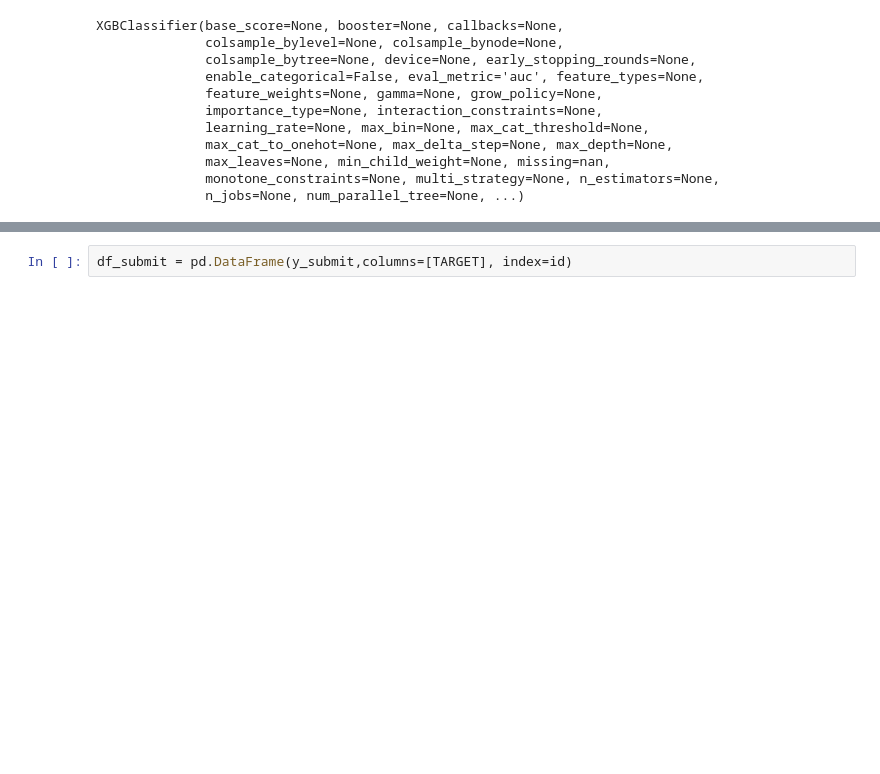
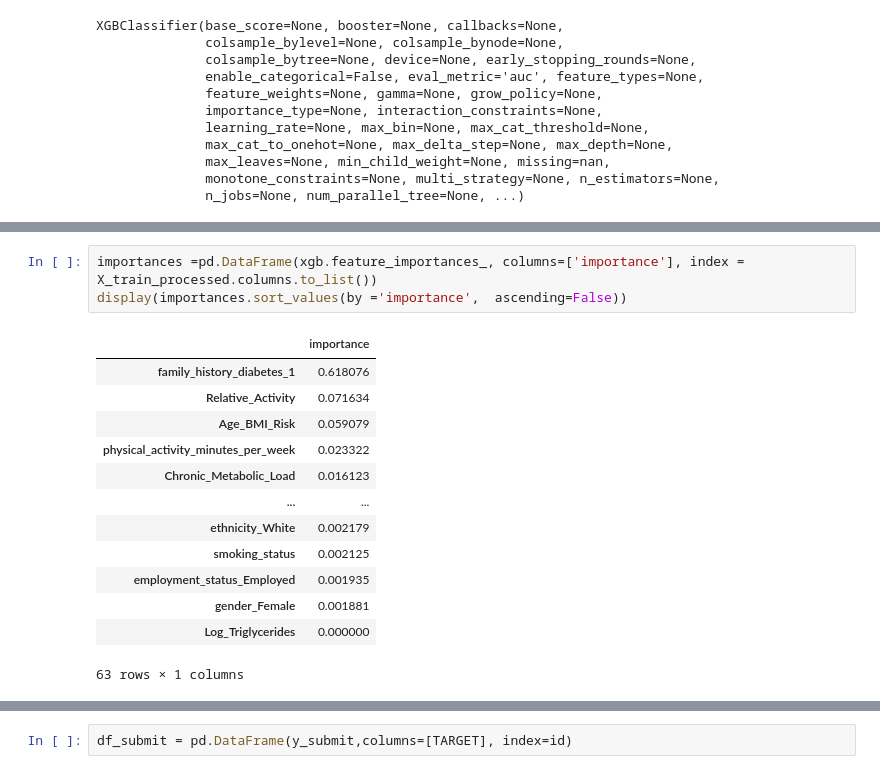
Before and after one commit to T6523/diabetes-prediction-s5e12, a Jupyter notebook: notebook/prototype.ipynb, the cells around one changed output, grey strips where cells are left out. Cells and saved outputs as stored; diff of their text form; blank space fills up the shorter version.

```diff
--- a/notebook/prototype.ipynb
+++ b/notebook/prototype.ipynb
@@ -77,0 +101,17 @@ print(roc_auc_score(y_val, y_pred))
+# %%
+importances =pd.DataFrame(xgb.feature_importances_, columns=['importance'], index = X_train_processed.columns.to_list())
+display(importances.sort_values(by ='importance',  ascending=False))
+# %% [output]
+|  | importance |
+| family_history_diabetes_1 | 0.618076 |
+| Relative_Activity | 0.071634 |
+| Age_BMI_Risk | 0.059079 |
+| physical_activity_minutes_per_week | 0.023322 |
+| Chronic_Metabolic_Load | 0.016123 |
+| ... | ... |
+| ethnicity_White | 0.002179 |
+| smoking_status | 0.002125 |
+| employment_status_Employed | 0.001935 |
+| gender_Female | 0.001881 |
+| Log_Triglycerides | 0.000000 |
+63 rows × 1 columns
```
Also changed, not shown: parts of 12 cells of this notebook, 3 other files.
